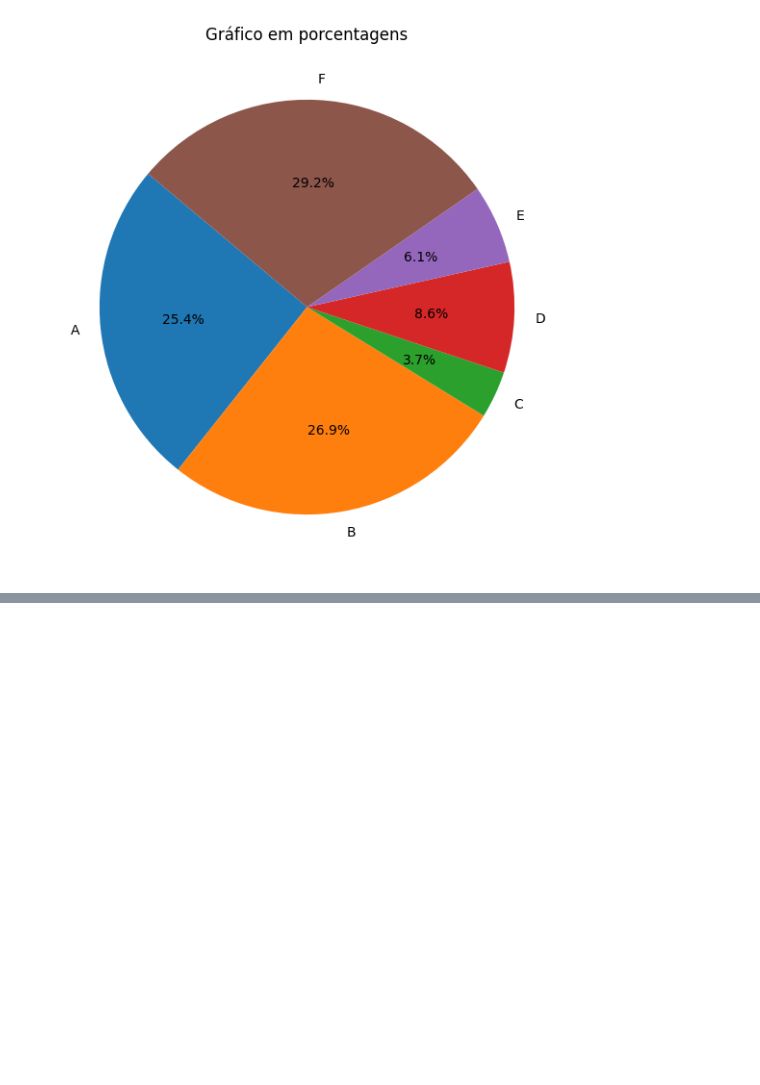
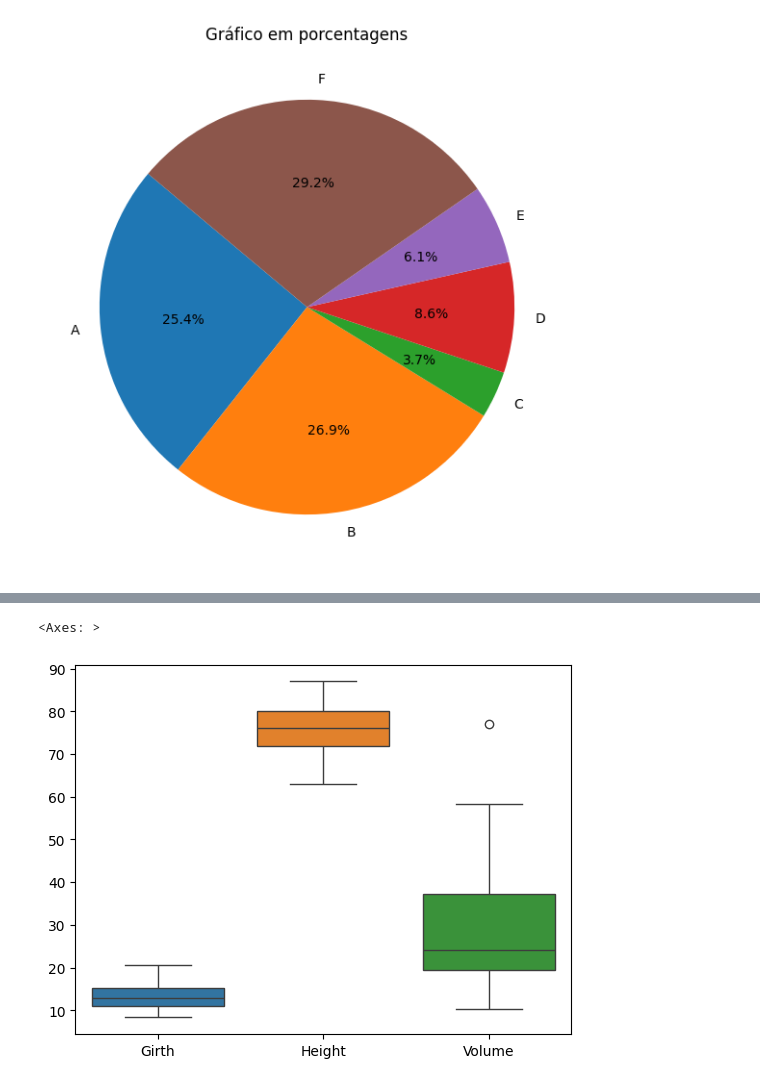
Before and after one commit to natalia973/Data-Science-Data-Analytics, a Jupyter notebook: GráficosPython.ipynb, the cells around one changed output, grey strips where cells are left out. Saved outputs shown, nothing was run; the diff lists cells and outputs as text; code cells hidden in the pictures; blank space fills up the shorter version.

```diff
--- a/GráficosPython.ipynb
+++ b/GráficosPython.ipynb
@@ -52,0 +60,7 @@ plt.show()
+# %%
+srn.boxplot(data = dados)
+#Visualização do boxplot de todas as colunas.
+#O ponto representa um outlier, valor fora do padrão.
+# %% [output]
+<Axes: >
+[figure, added]
```
Also changed, not shown: parts of 21 cells of this notebook.
